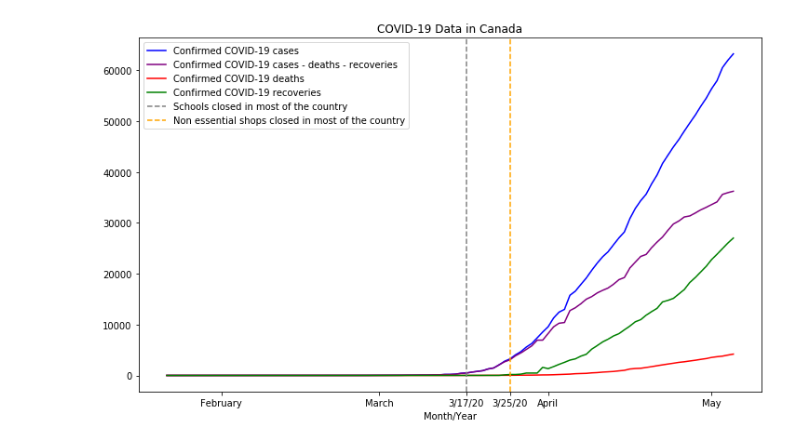
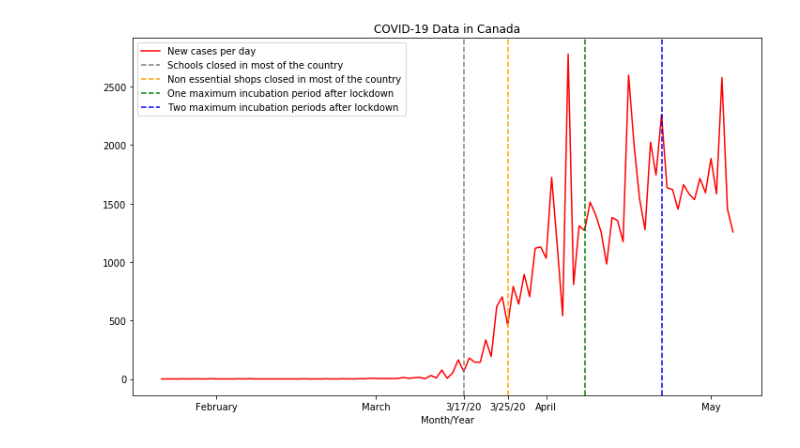
Before and after one commit to srouff/UE20_COVID19, a Jupyter notebook: run/basic_plots.ipynb, the cells around one changed output. Drawn from its saved outputs; the diff is of its cells as text; code cells hidden in the pictures.

```diff
--- a/run/basic_plots.ipynb
+++ b/run/basic_plots.ipynb
@@ -94,24 +76,40 @@ plt.show()
 [figure]
-# %%
-## Compute the number of new cases/day
-for row in df
-
-## Plots everything on the same graph
-plt.plot(xvals, y_0, label="Confirmed COVID-19 cases", color='blue')
-plt.plot(xvals, y_infected, label="Confirmed COVID-19 cases - deaths - recoveries", color='purple')
-plt.plot(xvals, y_1, label="Confirmed COVID-19 deaths", color='red')
-plt.plot(xvals, y_2, label="Confirmed COVID-19 recoveries", color='green')
-
-## Add constant lines to show various breakpoints
-plt.axvline(x='3/17/20', label='Schools closed in most of the country', color='gray', linestyle='dashed')
-plt.axvline(x='3/25/20', label='Non essential shops closed in most of the country', color='orange', linestyle='dashed')
-
-## Set custom ticks to avoid overloading the x axis
-plt.xticks(ticks=['2/1/20', '3/1/20', '3/17/20', '3/25/20', '4/1/20', '5/1/20'], labels=['February', 'March', '3/17/20', '3/25/20', 'April', 'May'])
-plt.title("COVID-19 Data in Canada")
-plt.xlabel('Month/Year')
-plt.legend(loc=2)
-
-plt.show()
-# %% [output]
-[figure, removed]
+# %%
+#### Perhaps not the most straightforward implementation but well.. it works
+#### Probably easier by converting columns name from string to datetime
+
+## On convertit toutes les valeurs en faisant la différence entre nombre de cas au jour J - nombre de cas au jour J-1
+df_cdr_diff = []
+for df in df_cdr:
+    df_cdr_diff.append(df[[c for c in df if re.search(r'/([0-9]|[0-9]{2})/[0-9]{2}$', c)]].diff(axis=1))
+
+## Extract the values we'll use to plot
+x_0 = df_cdr[0][[c for c in df_cdr[0] if re.search(r'/([0-9]|[0-9]{2})/[0-9]{2}$', c)]].sum()
+x_0_diff = df_cdr_diff[0].sum()
+
+## Extract the plots' y values
+y_0 = x_0.values
+y_0_diff = x_0_diff.values
+
+## Extract the plots' x values
+xvals = x_0_diff.index
+plt.figure(figsize=(12,7))
+
+## Plots everything on the same graph
+plt.plot(xvals, y_0_diff, label="New cases per day", color='red')
+
+## Add constant lines to show various breakpoints
+plt.axvline(x='3/17/20', label='Schools closed in most of the country', color='gray', linestyle='dashed')
+plt.axvline(x='3/25/20', label='Non essential shops closed in most of the country', color='orange', linestyle='dashed')
+plt.axvline(x='4/8/20', label='One maximum incubation period after lockdown', color='green', linestyle='dashed')
+plt.axvline(x='4/22/20', label='Two maximum incubation periods after lockdown', color='blue', linestyle='dashed')
+
+## Set custom ticks to avoid overloading the x axis
+plt.xticks(ticks=['2/1/20', '3/1/20', '3/17/20', '3/25/20', '4/1/20', '5/1/20'], labels=['February', 'March', '3/17/20', '3/25/20', 'April', 'May'])
+plt.title("COVID-19 Data in Canada")
+plt.xlabel('Month/Year')
+plt.legend(loc=2)
+
+plt.show()
+# %% [output]
+[figure, added]
```
Also changed, not shown: parts of 5 cells of this notebook, 2 other files.
